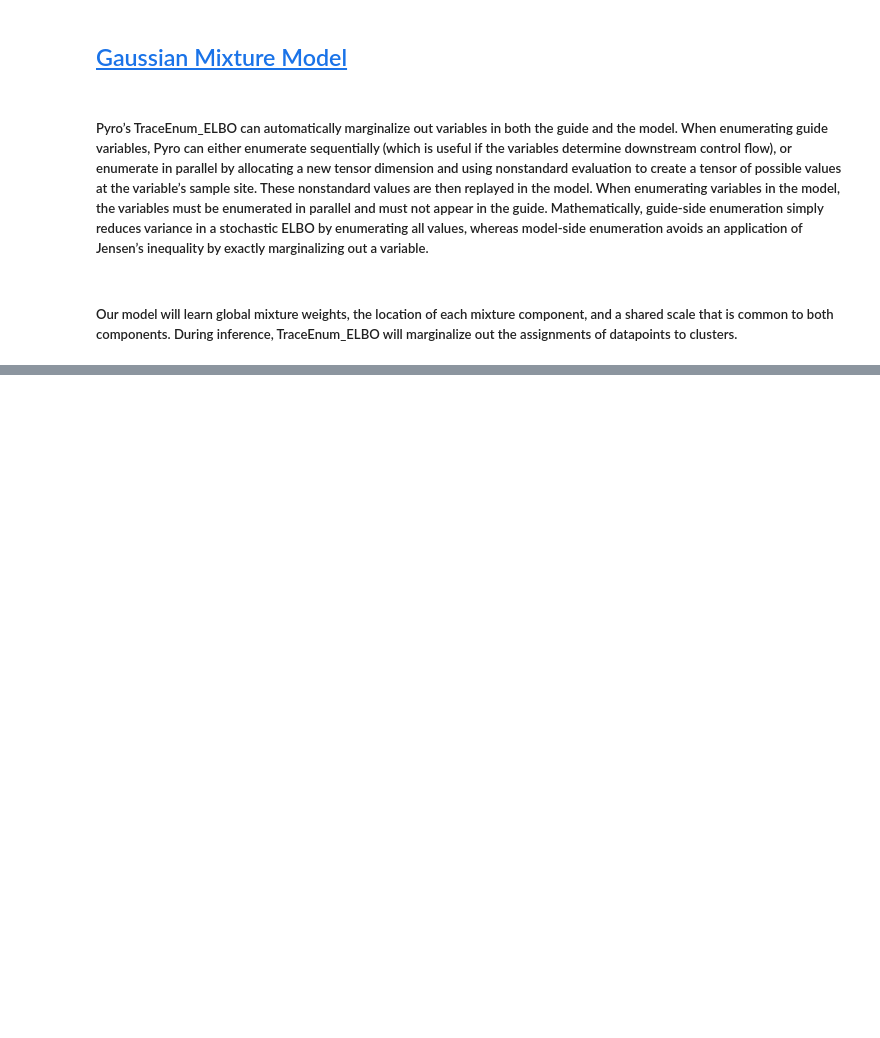
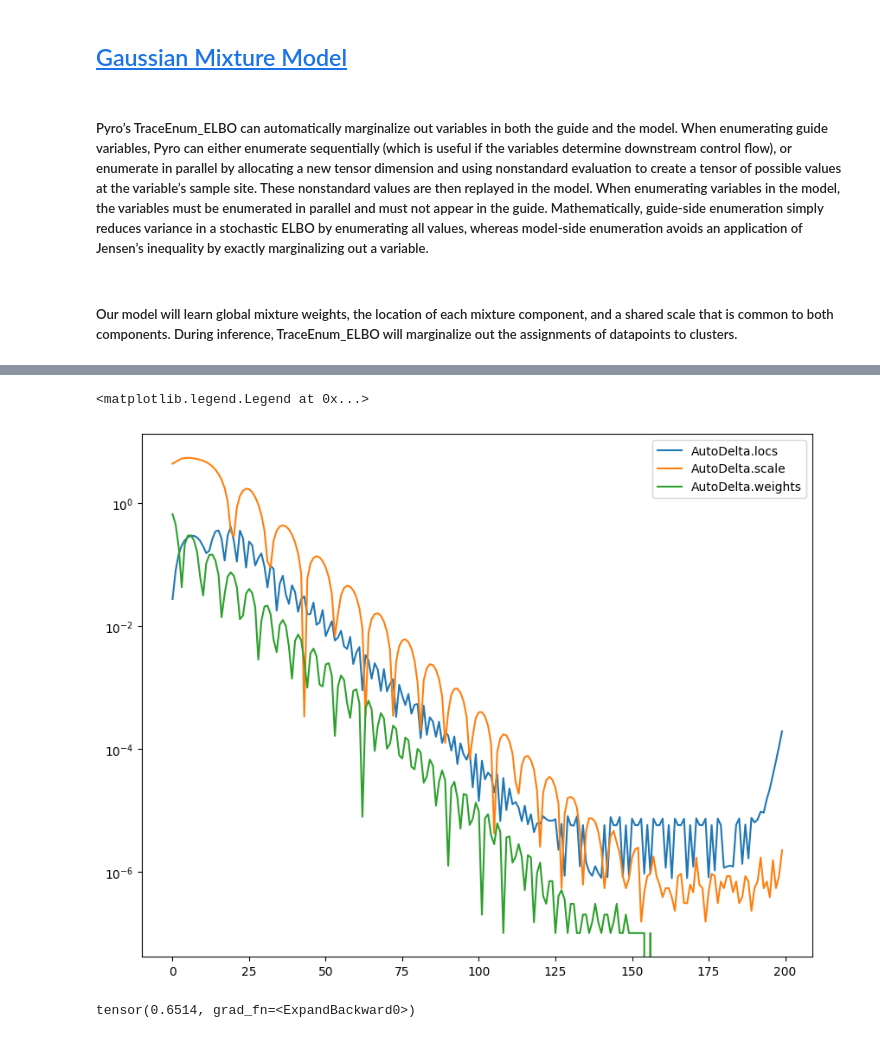
Before and after one commit to drclab/GP_VAE, a Jupyter notebook: drclab/Pyro/svi_GM_00.ipynb, the cells around one changed output, grey strips where cells are left out. Drawn from its saved outputs; the diff is of its cells as text; code cells hidden in the pictures; blank space fills up the shorter version.

```diff
--- a/drclab/Pyro/svi_GM_00.ipynb
+++ b/drclab/Pyro/svi_GM_00.ipynb
@@ -38,0 +85,2 @@ def model(data):
+# %%
+gradient_norms = defaultdict(list)
@@ -38,0 +125,9 @@ def model(data):
+# %%
+pyplot.figure(figsize=(10,8), dpi = 100).set_facecolor("white")
+for name, grad_norms in gradient_norms.items():
+    pyplot.plot(grad_norms, label=name)
+pyplot.yscale('log')
+pyplot.legend(loc='best')
+# %% [output]
+<matplotlib.legend.Legend at 0x...>
+[figure, added]
@@ -38,0 +140,4 @@ def model(data):
+# %%
+scale
+# %% [output]
+tensor(0.6514, grad_fn=<ExpandBackward0>)
```
Also changed, not shown: parts of 30 cells of this notebook.
